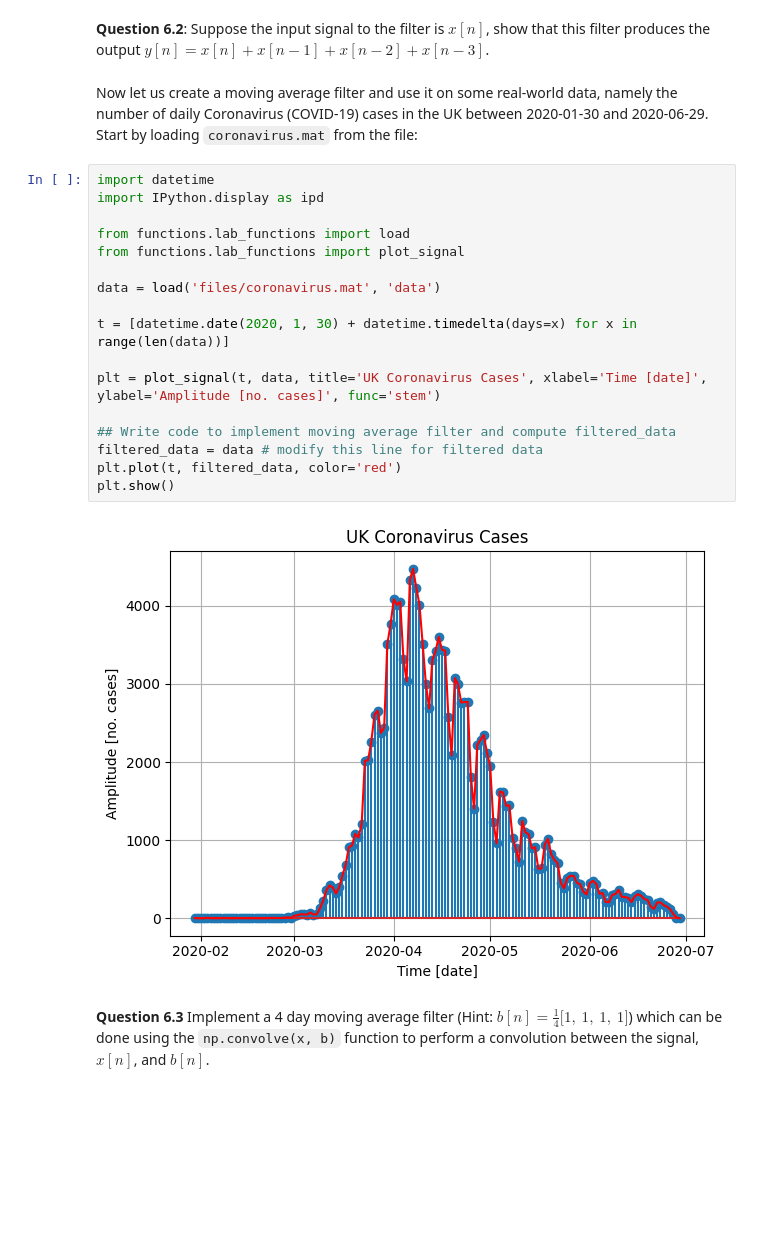
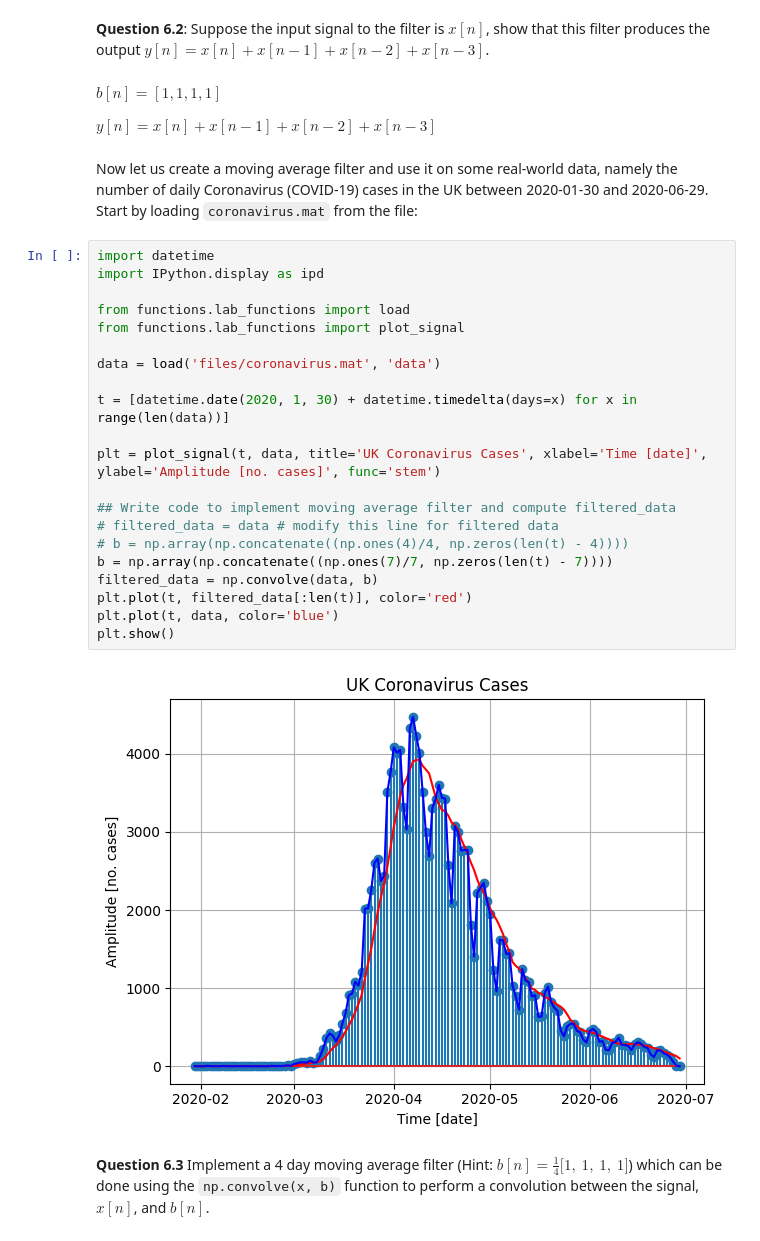
Before and after one commit to jaym-01/Signals-and-Systems-Labs, a Jupyter notebook: EX6 - FIR and IIR filters.ipynb, the cells around one changed output. Cells and saved outputs as stored; diff of their text form; blank space fills up the shorter version.

```diff
--- a/EX6 - FIR and IIR filters.ipynb
+++ b/EX6 - FIR and IIR filters.ipynb
@@ -48,28 +54,36 @@ ModuleNotFoundError: No module named 'scipy'
 This filter keeps the low frequency components intact and reduces the high frequency components. It is, therefore, known as a low-pass filter.
 # %% [markdown]
 **Question 6.2**: Suppose the input signal to the filter is $x[n]$, show that this filter produces the output $y[n] = x[n] + x[n-1]+ x[n-2] + x[n-3]$.
+# %% [markdown]
+$b[n] = [1, 1, 1, 1]$
+
+$y[n] = x[n] + x[n-1]+ x[n-2] + x[n-3]$
 # %% [markdown]
 
 Now let us create a moving average filter and use it on some real-world data, namely the number of daily Coronavirus (COVID-19) cases in the UK between 2020-01-30 and 2020-06-29. Start by loading `coronavirus.mat` from the file:
 # %%
 import datetime
 import IPython.display as ipd
 
 from functions.lab_functions import load
 from functions.lab_functions import plot_signal
 
 data = load('files/coronavirus.mat', 'data')
 
 t = [datetime.date(2020, 1, 30) + datetime.timedelta(days=x) for x in range(len(data))]
 
 plt = plot_signal(t, data, title='UK Coronavirus Cases', xlabel='Time [date]', ylabel='Amplitude [no. cases]', func='stem')
 
 ## Write code to implement moving average filter and compute filtered_data
-filtered_data = data # modify this line for filtered data
-plt.plot(t, filtered_data, color='red')
+# filtered_data = data # modify this line for filtered data
+# b = np.array(np.concatenate((np.ones(4)/4, np.zeros(len(t) - 4))))
+b = np.array(np.concatenate((np.ones(7)/7, np.zeros(len(t) - 7))))
+filtered_data = np.convolve(data, b)
+plt.plot(t, filtered_data[:len(t)], color='red')
+plt.plot(t, data, color='blue')
 plt.show()
 # %% [output]
-[figure, old version]
+[figure, new version]
 # %% [markdown]
 **Question 6.3** Implement a 4 day moving average filter (Hint: $b[n] = \frac{1}{4}\big[1,\: 1,\: 1,\: 1\big]$)  which can be done using the `np.convolve(x, b)` function to perform a convolution between the signal, $x[n]$, and $b[n]$.
 # %% [markdown]
```
Also changed, not shown: parts of 10 cells of this notebook, 6 other files.
